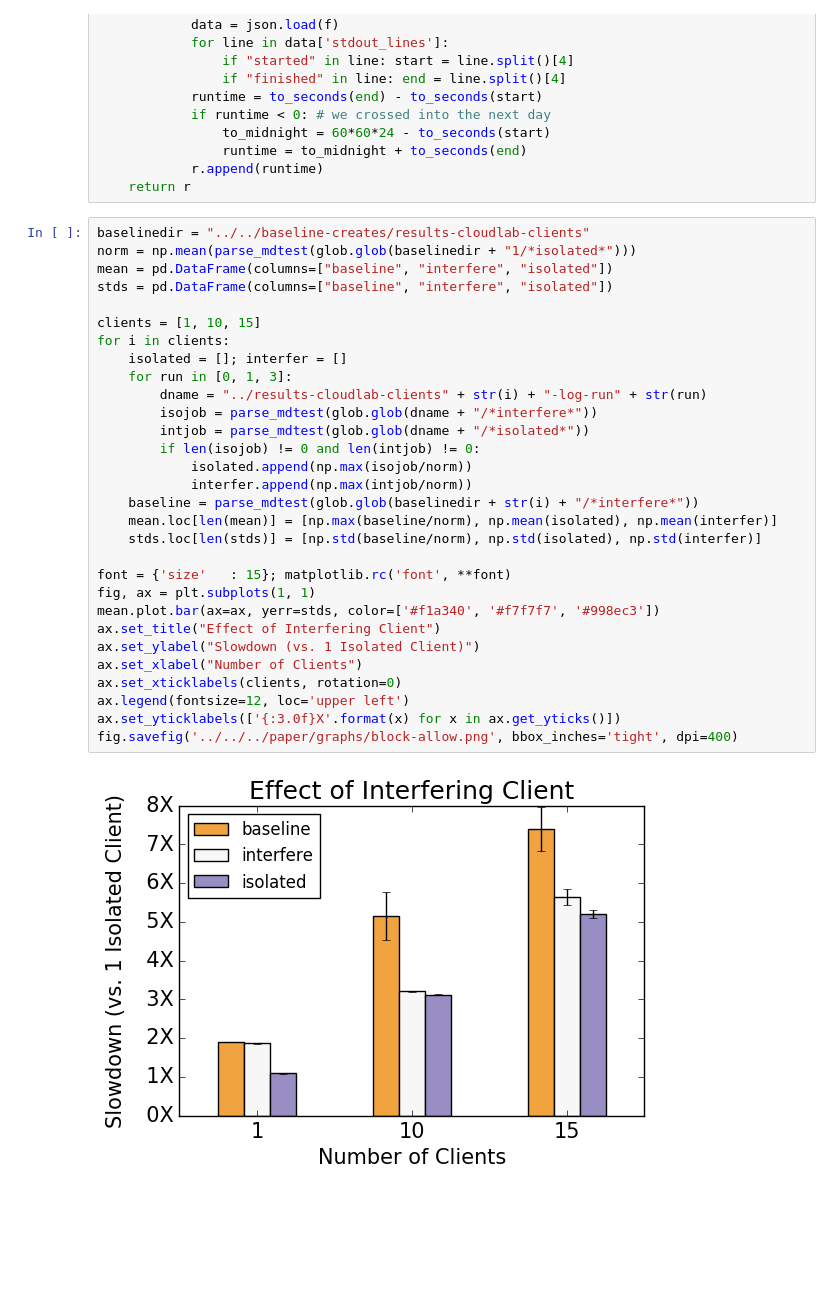
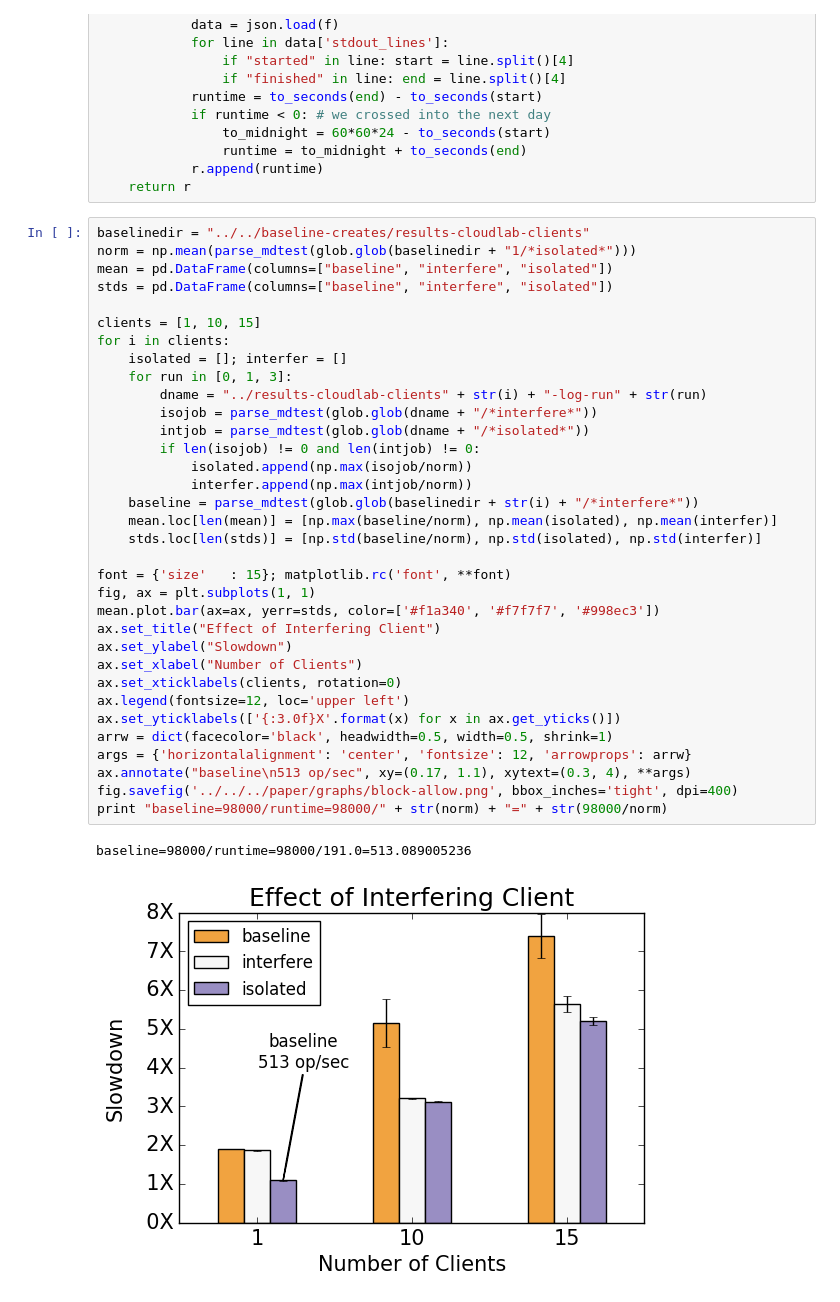
Before and after one commit to michaelsevilla/cudele-popper, a Jupyter notebook: experiments/cudele-blockapi/visualize/viz.ipynb, the cells around one changed output. Drawn from its saved outputs; the diff is of its cells as text; blank space fills up the shorter version.

Commit message:
benchmark: add baseline numbers (#33)
Signed-off-by: Michael Sevilla <mikesevilla3@gmail.com>

```diff
--- a/experiments/cudele-blockapi/visualize/viz.ipynb
+++ b/experiments/cudele-blockapi/visualize/viz.ipynb
@@ -29,32 +29,37 @@ def parse_mdtest(files):
 # %%
 baselinedir = "../../baseline-creates/results-cloudlab-clients"
 norm = np.mean(parse_mdtest(glob.glob(baselinedir + "1/*isolated*")))
 mean = pd.DataFrame(columns=["baseline", "interfere", "isolated"])
 stds = pd.DataFrame(columns=["baseline", "interfere", "isolated"])
 
 clients = [1, 10, 15]
 for i in clients:
     isolated = []; interfer = []
     for run in [0, 1, 3]:
         dname = "../results-cloudlab-clients" + str(i) + "-log-run" + str(run)
         isojob = parse_mdtest(glob.glob(dname + "/*interfere*"))
         intjob = parse_mdtest(glob.glob(dname + "/*isolated*"))
         if len(isojob) != 0 and len(intjob) != 0:
             isolated.append(np.max(isojob/norm))
             interfer.append(np.max(intjob/norm))
     baseline = parse_mdtest(glob.glob(baselinedir + str(i) + "/*interfere*"))
     mean.loc[len(mean)] = [np.max(baseline/norm), np.mean(isolated), np.mean(interfer)]
     stds.loc[len(stds)] = [np.std(baseline/norm), np.std(isolated), np.std(interfer)]
 
 font = {'size'   : 15}; matplotlib.rc('font', **font)
 fig, ax = plt.subplots(1, 1)
 mean.plot.bar(ax=ax, yerr=stds, color=['#f1a340', '#f7f7f7', '#998ec3'])
 ax.set_title("Effect of Interfering Client")
-ax.set_ylabel("Slowdown (vs. 1 Isolated Client)")
+ax.set_ylabel("Slowdown")
 ax.set_xlabel("Number of Clients")
 ax.set_xticklabels(clients, rotation=0)
 ax.legend(fontsize=12, loc='upper left')
 ax.set_yticklabels(['{:3.0f}X'.format(x) for x in ax.get_yticks()])
+arrw = dict(facecolor='black', headwidth=0.5, width=0.5, shrink=1)
+args = {'horizontalalignment': 'center', 'fontsize': 12, 'arrowprops': arrw}
+ax.annotate("baseline\n513 op/sec", xy=(0.17, 1.1), xytext=(0.3, 4), **args)
 fig.savefig('../../../paper/graphs/block-allow.png', bbox_inches='tight', dpi=400)
+print "baseline=98000/runtime=98000/" + str(norm) + "=" + str(98000/norm)
 # %% [output]
+baseline=98000/runtime=98000/191.0=513.089005236
-[figure, old version]
+[figure, new version]
```
Also changed, not shown: 7 other files.
